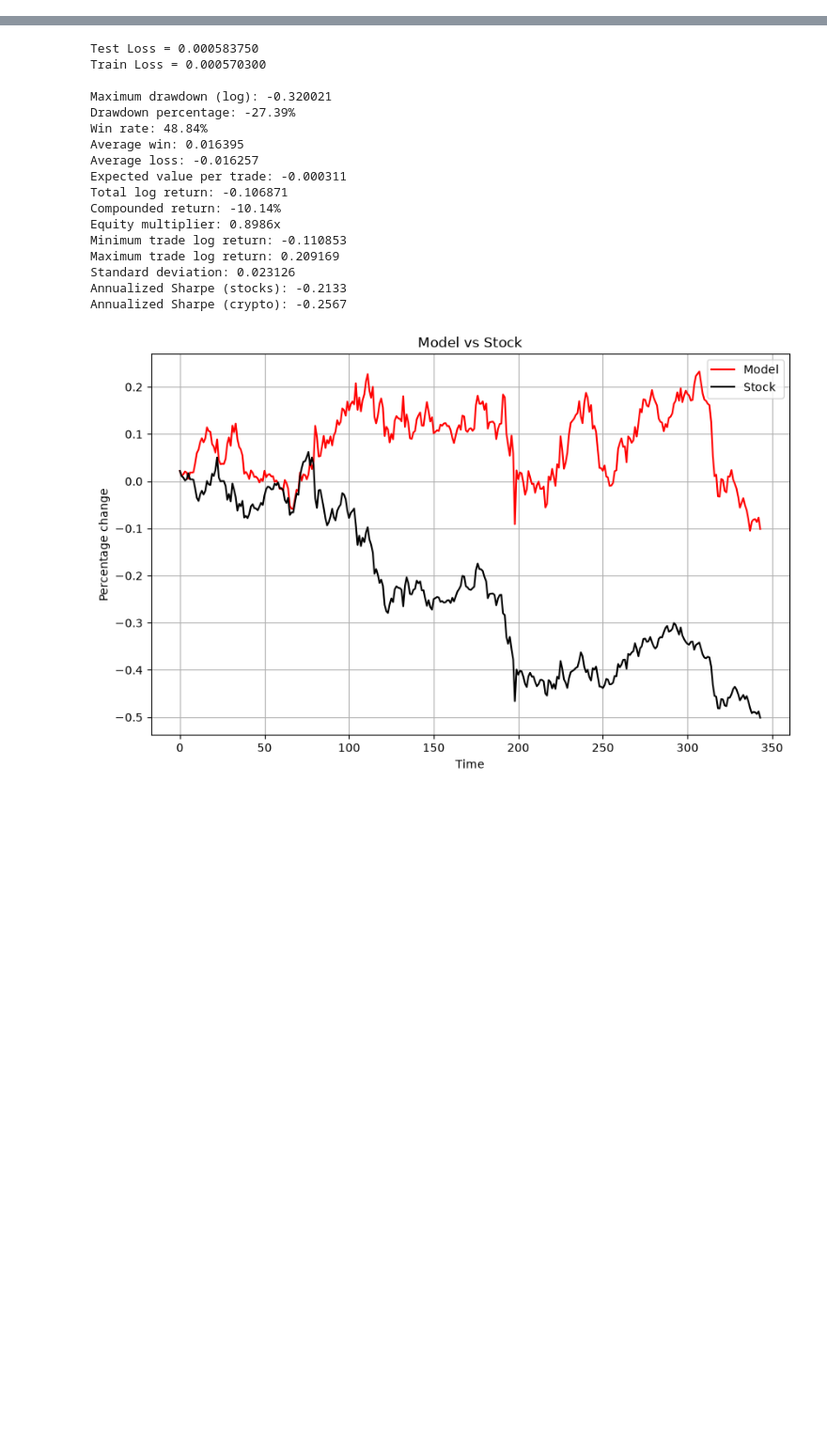
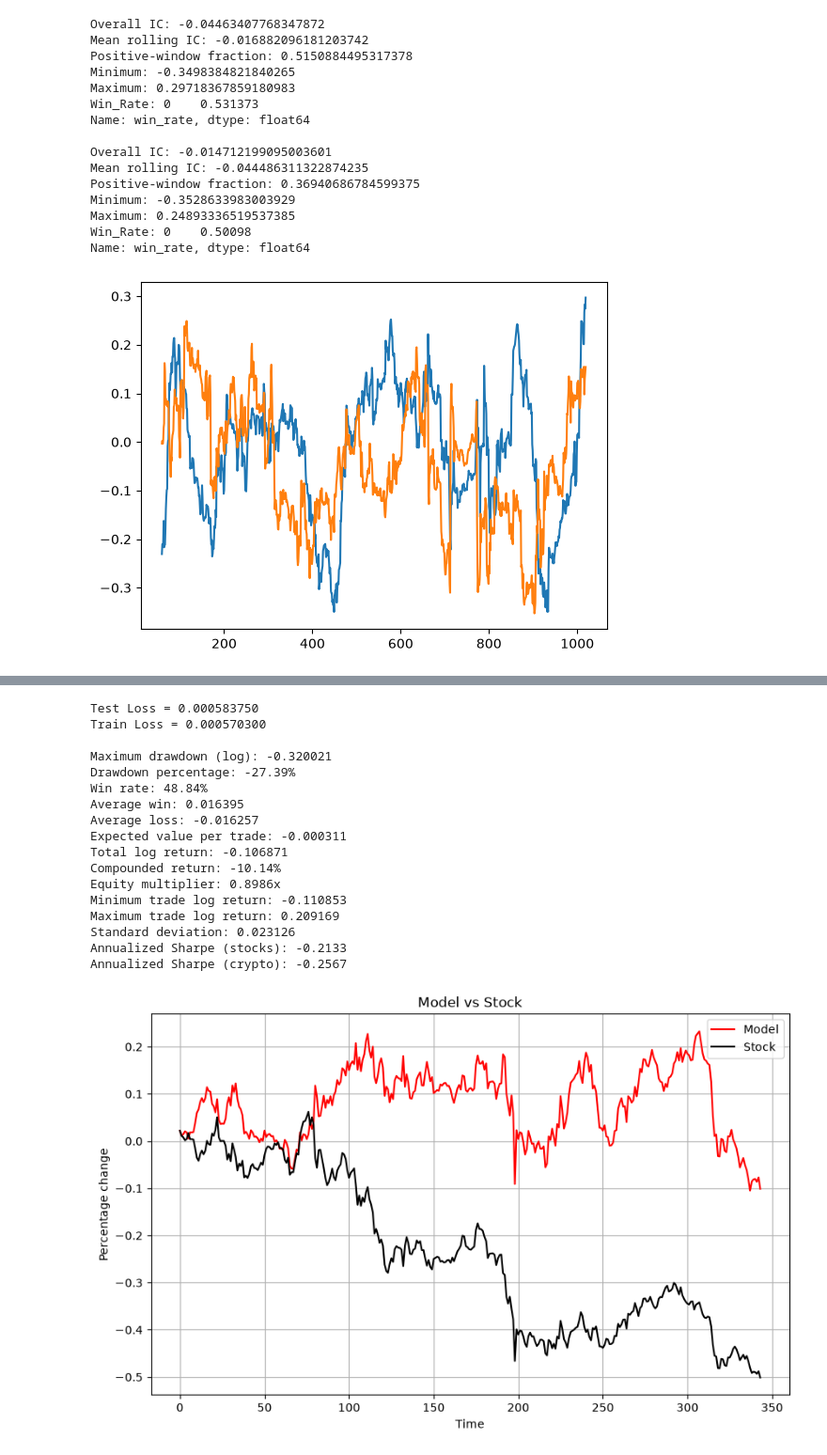
Before and after one commit to sdf1267/NeuralNetworkQuant, a Jupyter notebook: LinearModel/test_model.ipynb, the cells around one changed output, grey strips where cells are left out. Shown at 94% size. Drawn from its saved outputs; the diff is of its cells as text; code cells hidden in the pictures; blank space fills up the shorter version.

```diff
--- a/LinearModel/test_model.ipynb
+++ b/LinearModel/test_model.ipynb
@@ -122,3 +123,49 @@ Text(0.5, 1.0, 'Linear Model')
+# %%
+
+df = Model.trade_results
+
+
+rolling_ic = df["rolling_IC"].dropna()
+df["rolling_IC"].plot()
+
+print("Overall IC:", df["T_hat"].corr(df["T_test"]))
+print("Mean rolling IC:", rolling_ic.mean())
+print("Positive-window fraction:", (rolling_ic > 0).mean())
+print("Minimum:", rolling_ic.min())
+print("Maximum:", rolling_ic.max())
+print("Win_Rate:", Model.performance_df["win_rate"])
+
+
+
+df = ModelLin.trade_results
+
+
+rolling_ic = df["rolling_IC"].dropna()
+df["rolling_IC"].plot()
+
+print("\nOverall IC:", df["T_hat"].corr(df["T_test"]))
+print("Mean rolling IC:", rolling_ic.mean())
+print("Positive-window fraction:", (rolling_ic > 0).mean())
+print("Minimum:", rolling_ic.min())
+print("Maximum:", rolling_ic.max())
+print("Win_Rate:", ModelLin.performance_df["win_rate"])
+# %% [output]
+Overall IC: -0.04463407768347872
+Mean rolling IC: -0.016882096181203742
+Positive-window fraction: 0.5150884495317378
+Minimum: -0.3498384821840265
+Maximum: 0.29718367859180983
+Win_Rate: 0    0.531373
+Name: win_rate, dtype: float64
+
+Overall IC: -0.014712199095003601
+Mean rolling IC: -0.044486311322874235
+Positive-window fraction: 0.36940686784599375
+Minimum: -0.3528633983003929
+Maximum: 0.24893336519537385
+Win_Rate: 0    0.50098
+Name: win_rate, dtype: float64
+[figure, added]
 # %%
 tx_cost = 1
 
```
Also changed, not shown: parts of 4 cells of this notebook, 2 other files.
